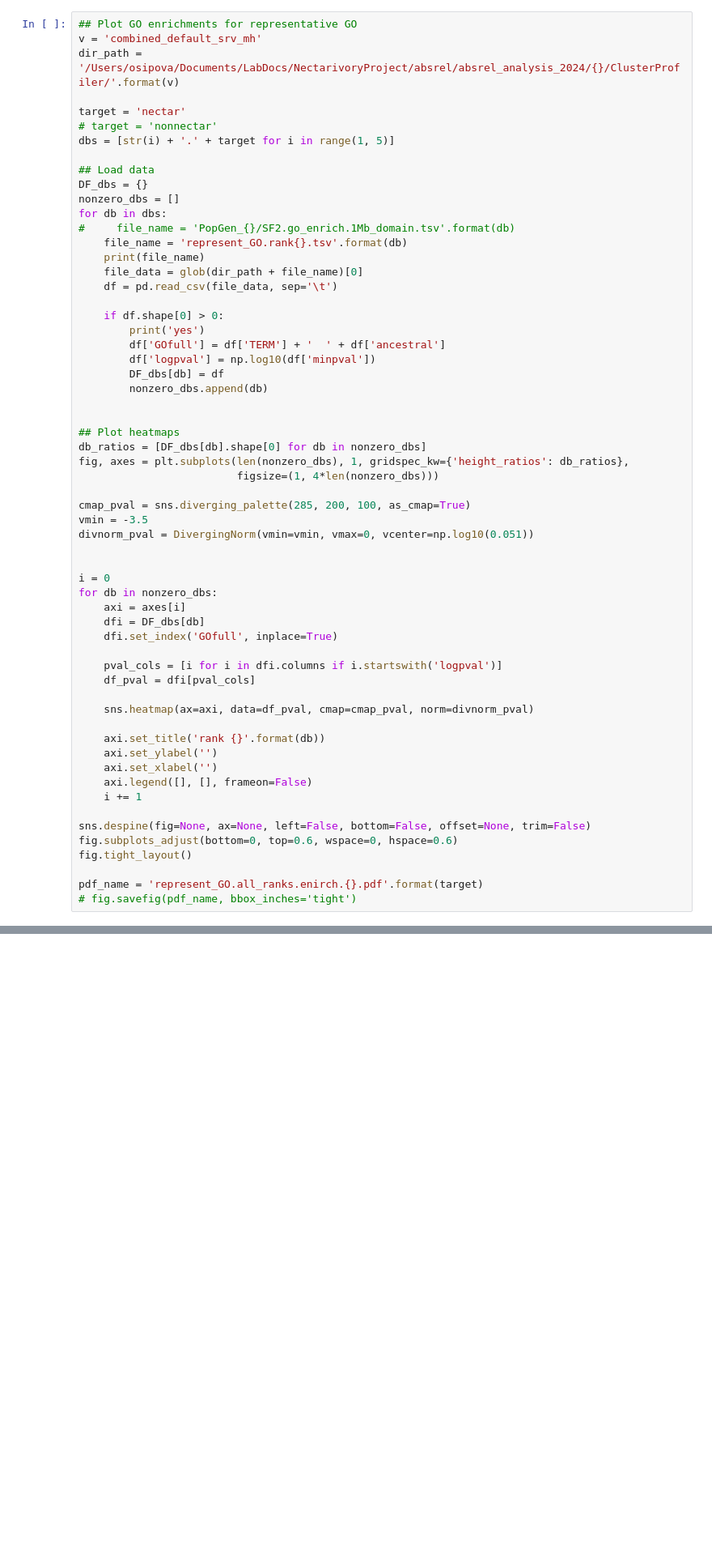
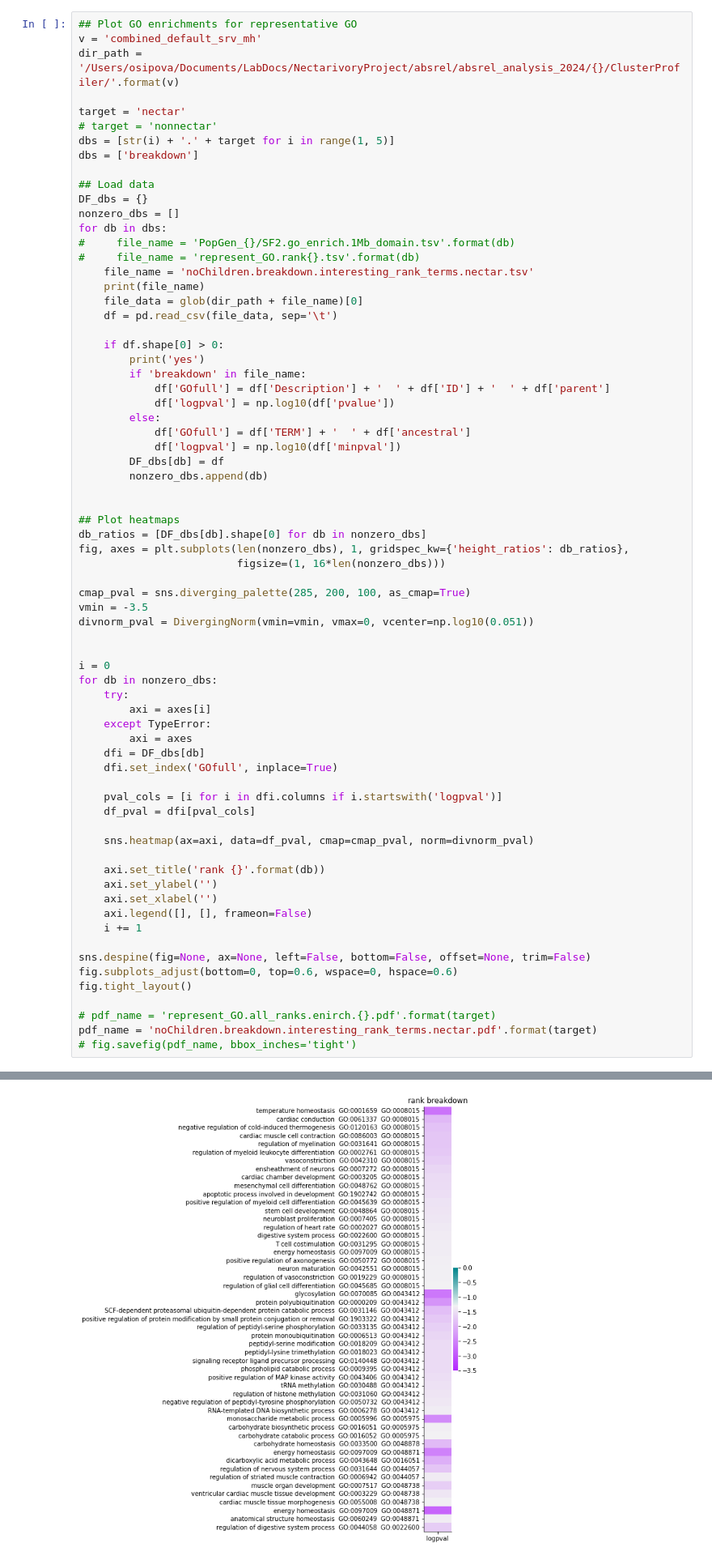
Before and after one commit to osipovarev/absrel, a Jupyter notebook: enrich_go_analysis.ipynb, the cells around one changed output, grey strips where cells are left out. Shown at 81% size. Saved outputs shown, nothing was run; the diff lists cells and outputs as text; blank space fills up the shorter version.

```diff
--- a/enrich_go_analysis.ipynb
+++ b/enrich_go_analysis.ipynb
@@ -305,21 +305,27 @@ dir_path = '/Users/osipova/Documents/LabDocs/NectarivoryProject/absrel/absrel_an
 target = 'nectar'
 # target = 'nonnectar'
 dbs = [str(i) + '.' + target for i in range(1, 5)]
+dbs = ['breakdown']
 
 ## Load data
 DF_dbs = {}
 nonzero_dbs = []
 for db in dbs:
 #     file_name = 'PopGen_{}/SF2.go_enrich.1Mb_domain.tsv'.format(db)
-    file_name = 'represent_GO.rank{}.tsv'.format(db)
+#     file_name = 'represent_GO.rank{}.tsv'.format(db)
+    file_name = 'noChildren.breakdown.interesting_rank_terms.nectar.tsv'
     print(file_name)
     file_data = glob(dir_path + file_name)[0]
     df = pd.read_csv(file_data, sep='\t')
 
     if df.shape[0] > 0:
         print('yes')
-        df['GOfull'] = df['TERM'] + '  ' + df['ancestral']
-        df['logpval'] = np.log10(df['minpval'])
+        if 'breakdown' in file_name:
+            df['GOfull'] = df['Description'] + '  ' + df['ID'] + '  ' + df['parent']
+            df['logpval'] = np.log10(df['pvalue'])
+        else:
+            df['GOfull'] = df['TERM'] + '  ' + df['ancestral']
+            df['logpval'] = np.log10(df['minpval'])
         DF_dbs[db] = df
         nonzero_dbs.append(db)
 
@@ -327,7 +333,7 @@ for db in dbs:
 ## Plot heatmaps
 db_ratios = [DF_dbs[db].shape[0] for db in nonzero_dbs]
 fig, axes = plt.subplots(len(nonzero_dbs), 1, gridspec_kw={'height_ratios': db_ratios},
-                         figsize=(1, 4*len(nonzero_dbs)))
+                         figsize=(1, 16*len(nonzero_dbs)))
 
 cmap_pval = sns.diverging_palette(285, 200, 100, as_cmap=True)
 vmin = -3.5
@@ -336,7 +342,10 @@ divnorm_pval = DivergingNorm(vmin=vmin, vmax=0, vcenter=np.log10(0.051))
 
 i = 0
 for db in nonzero_dbs:
-    axi = axes[i]
+    try:
+        axi = axes[i]
+    except TypeError:
+        axi = axes
     dfi = DF_dbs[db]
     dfi.set_index('GOfull', inplace=True)
 
@@ -355,6 +364,7 @@ sns.despine(fig=None, ax=None, left=False, bottom=False, offset=None, trim=False
 fig.subplots_adjust(bottom=0, top=0.6, wspace=0, hspace=0.6)
 fig.tight_layout()
 
-pdf_name = 'represent_GO.all_ranks.enirch.{}.pdf'.format(target)
+# pdf_name = 'represent_GO.all_ranks.enirch.{}.pdf'.format(target)
+pdf_name = 'noChildren.breakdown.interesting_rank_terms.nectar.pdf'.format(target)
 # fig.savefig(pdf_name, bbox_inches='tight')
 # %% [output]
@@ -363,0 +374 @@ KeyError: 'TERM'
+[figure, added]
```
Also changed, not shown: parts of 2 cells of this notebook, 1 other file.
